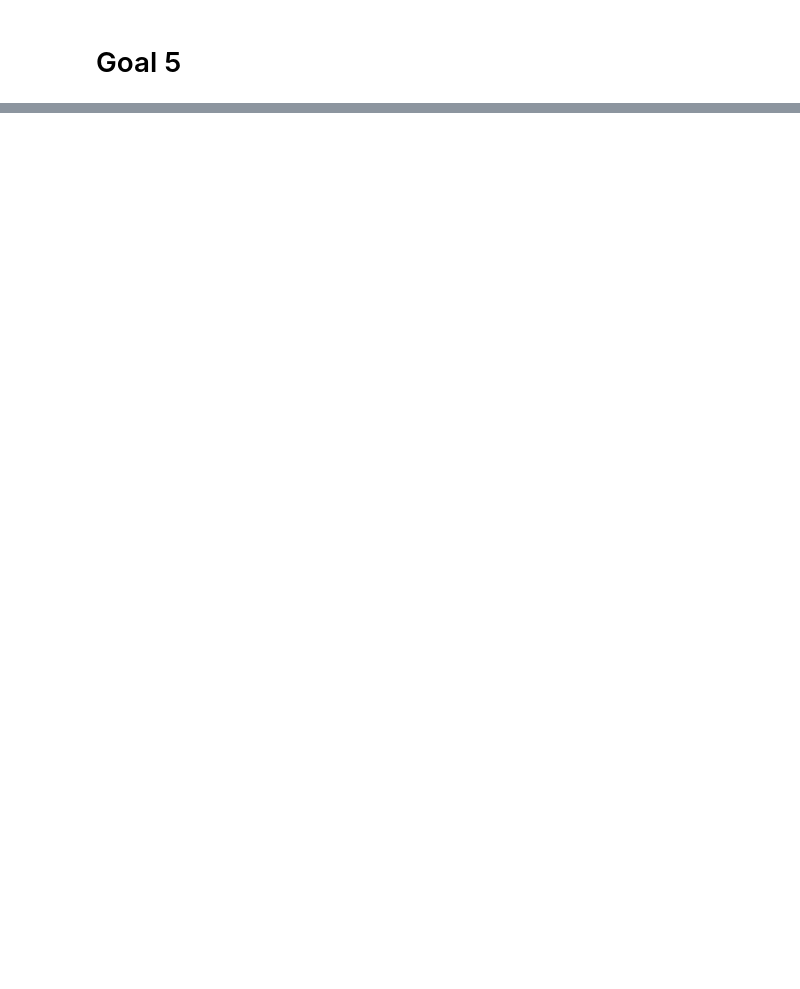
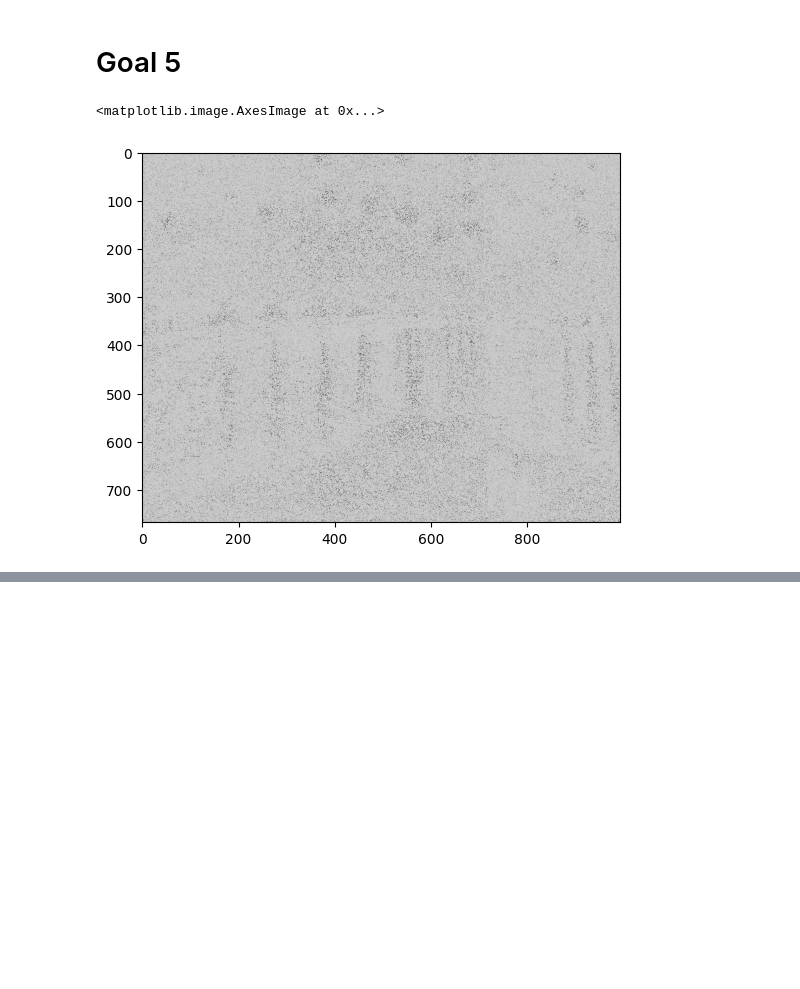
Before and after one commit to liu-bodong/SVD-Image-Compression, a Jupyter notebook: code.ipynb, the cells around one changed output, grey strips where cells are left out. Cells and saved outputs as stored; diff of their text form; code cells hidden in the pictures; blank space fills up the shorter version.

```diff
--- a/code.ipynb
+++ b/code.ipynb
@@ -213,3 +220,10 @@ def ALS_regularized(A, k, max_iter = 1000, tolerance=1e-7):
     return W, Z
 # %% [markdown]
 # Goal 5
+# %%
+img1 = np.loadtxt('Data/Image1.csv', delimiter=',')
+mask1 = np.loadtxt('Data/Mask1.csv', delimiter=',')
+plt.imshow(np.log(img1 * mask1 + 0.5) + 100000, cmap='Greys')
+# %% [output]
+<matplotlib.image.AxesImage at 0x...>
+[figure, added]
```
Also changed, not shown: parts of 8 cells of this notebook.
